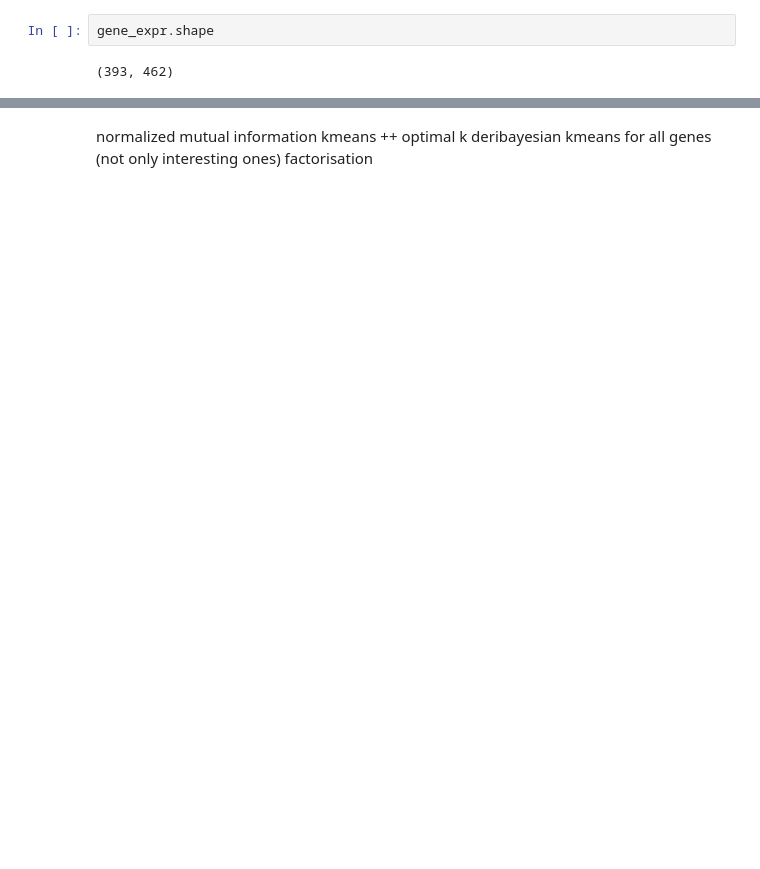
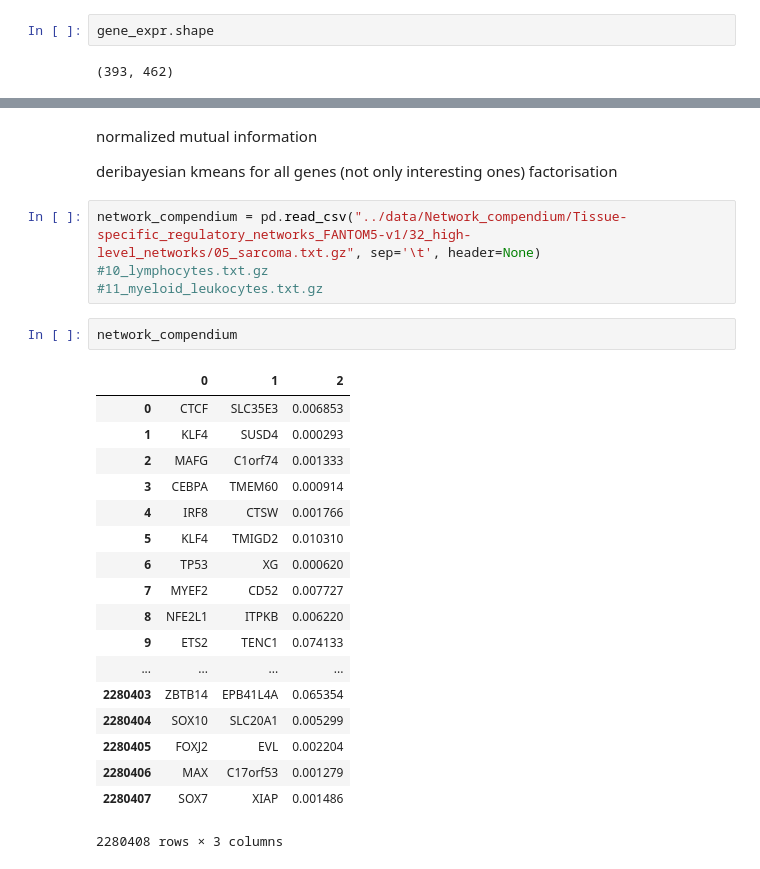
Before and after one commit to adespi/link_epi_to_expr, a Jupyter notebook: tests_before_create_graph.ipynb, the cells around one changed output, grey strips where cells are left out. Saved outputs shown, nothing was run; the diff lists cells and outputs as text; blank space fills up the shorter version.

```diff
--- a/tests_before_create_graph.ipynb
+++ b/tests_before_create_graph.ipynb
@@ -896,7 +884,31 @@ Index(['PRRX1', 'LHX2', 'PROX1', 'POU4F3', 'HOXB9', 'TP53', 'HOXA1', 'DMRT1',
 # %% [markdown]
 normalized mutual information
-kmeans ++
-optimal k
+
 deribayesian
 kmeans for all genes (not only interesting ones)
 factorisation
+# %%
+network_compendium = pd.read_csv("../data/Network_compendium/Tissue-specific_regulatory_networks_FANTOM5-v1/32_high-level_networks/05_sarcoma.txt.gz", sep='\t', header=None)
+#10_lymphocytes.txt.gz
+#11_myeloid_leukocytes.txt.gz
+# %%
+network_compendium
+# %% [output]
+|  | 0 | 1 | 2 |
+| 0 | CTCF | SLC35E3 | 0.006853 |
+| 1 | KLF4 | SUSD4 | 0.000293 |
+| 2 | MAFG | C1orf74 | 0.001333 |
+| 3 | CEBPA | TMEM60 | 0.000914 |
+| 4 | IRF8 | CTSW | 0.001766 |
+| 5 | KLF4 | TMIGD2 | 0.010310 |
+| 6 | TP53 | XG | 0.000620 |
+| 7 | MYEF2 | CD52 | 0.007727 |
+| 8 | NFE2L1 | ITPKB | 0.006220 |
+| 9 | ETS2 | TENC1 | 0.074133 |
+| ... | ... | ... | ... |
+| 2280403 | ZBTB14 | EPB41L4A | 0.065354 |
+| 2280404 | SOX10 | SLC20A1 | 0.005299 |
+| 2280405 | FOXJ2 | EVL | 0.002204 |
+| 2280406 | MAX | C17orf53 | 0.001279 |
+| 2280407 | SOX7 | XIAP | 0.001486 |
+2280408 rows × 3 columns
```
Also changed, not shown: parts of 38 cells of this notebook.
